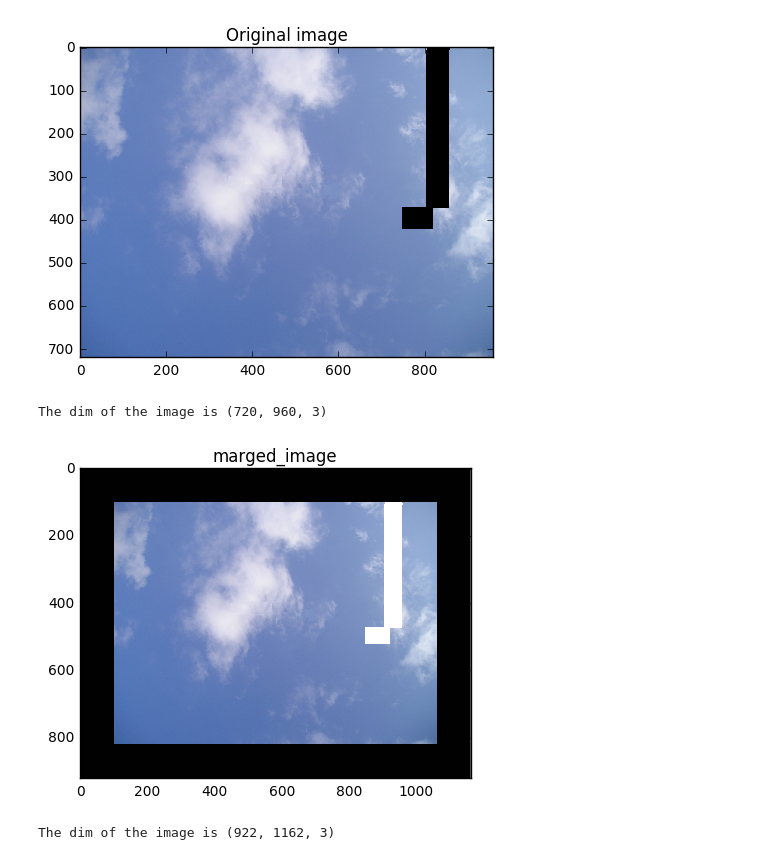
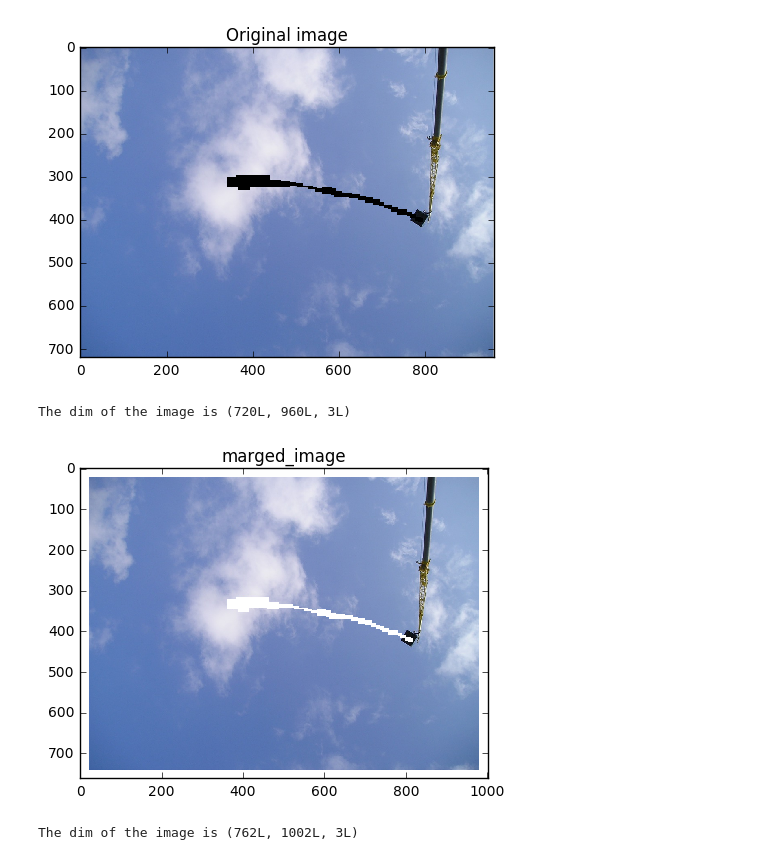
Before and after one commit to AlexandreSev/Patch-Match, a Jupyter notebook: patch_match_example_homemade.ipynb, the cells around one changed output. Drawn from its saved outputs; the diff is of its cells as text; code cells hidden in the pictures.

```diff
--- a/patch_match_example_homemade.ipynb
+++ b/patch_match_example_homemade.ipynb
@@ -17,34 +16,37 @@ from multiprocessing import cpu_count
 import cv2
 # %%
 #psi
-psi=101
+psi=21
 # %%
 #initialisation of pictures
 #imgbis = cv2.imread("../holedpicture_final.jpg")
 #img = cv2.cvtColor(imgbis, cv2.COLOR_BGR2RGB)
-img = np.load("../withoutjumper_bis.npy")
-img = img[21:-21, 21:-21]
+
+import os
+imgpath = os.path.join("C:\Users\H\Documents\Japet\Cours\ML\Projet", "withoutjumper.npy")
+img = np.load(imgpath)
+# img = np.load("../holedpicture.npy")
 img.reshape((img.shape[0], img.shape[1], -1))
 plt.gray()
 plt.imshow(img, interpolation='none', norm=Normalize(vmin=0, vmax=255))
 plt.title("Original image")
 plt.show()
 print 'The dim of the image is ' + str(img.shape)
 
 shape = img.shape[2]
 #Create a hole
-marged_img = (np.zeros((img.shape[0] + 2*psi, img.shape[1] + 2*psi, shape)) + 1).astype(int)
+marged_img = (np.zeros((img.shape[0] + 2*psi, img.shape[1] + 2*psi, shape)) - 2).astype(int)
 marged_img[psi:-psi, psi:-psi] = img.astype(int).copy()
 marged_img[(marged_img[:,:,0]==0) * (marged_img[:,:,1]==0) * (marged_img[:,:,2]==0)] = - np.ones(shape)
 plt.imshow(marged_img.astype(np.uint8), interpolation='none', norm=Normalize(vmin=0, vmax=255))
 plt.title("marged_image")
 plt.show()
 print 'The dim of the image is ' + str(marged_img.shape)
 # %% [output]
-[figure, old version]
+[figure, new version]
-The dim of the image is (720, 960, 3)
+The dim of the image is (720L, 960L, 3L)
-[figure, old version]
+[figure, new version]
-The dim of the image is (922, 1162, 3)
+The dim of the image is (762L, 1002L, 3L)
 # %%
 #Needed variables
 #Create indicator for best match, in order to not reuse applied patch as true patch
```
Also changed, not shown: parts of 8 cells of this notebook.
